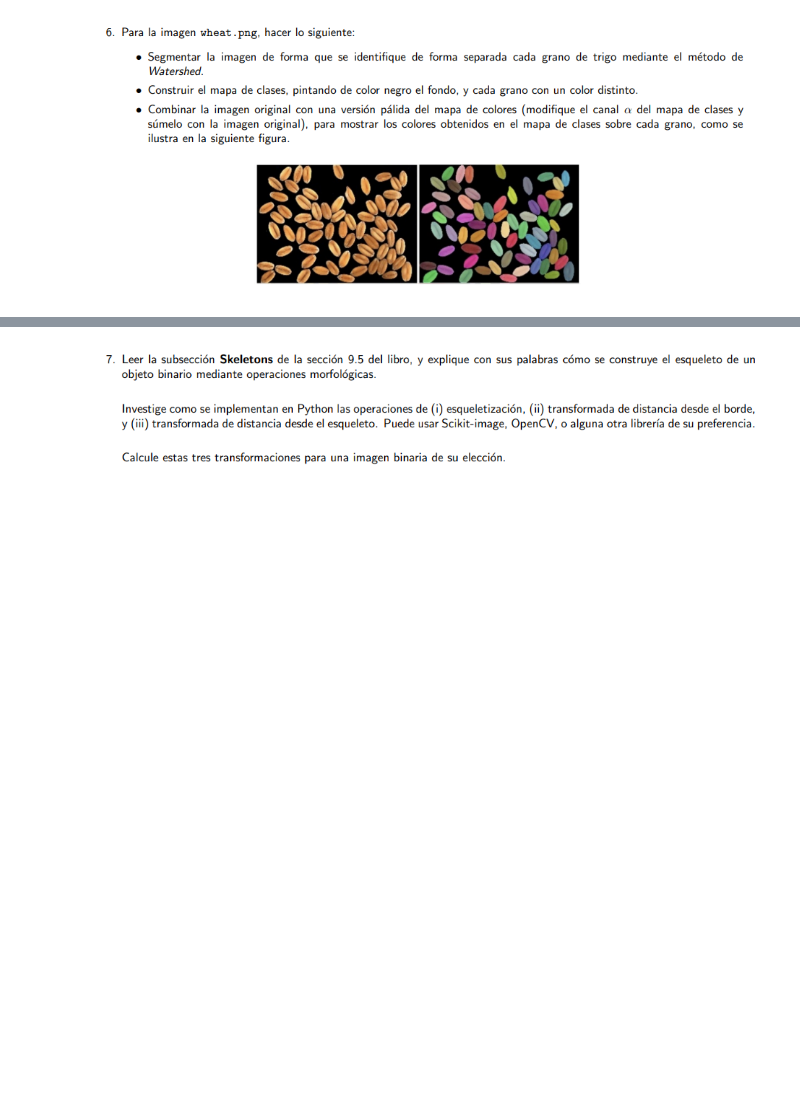
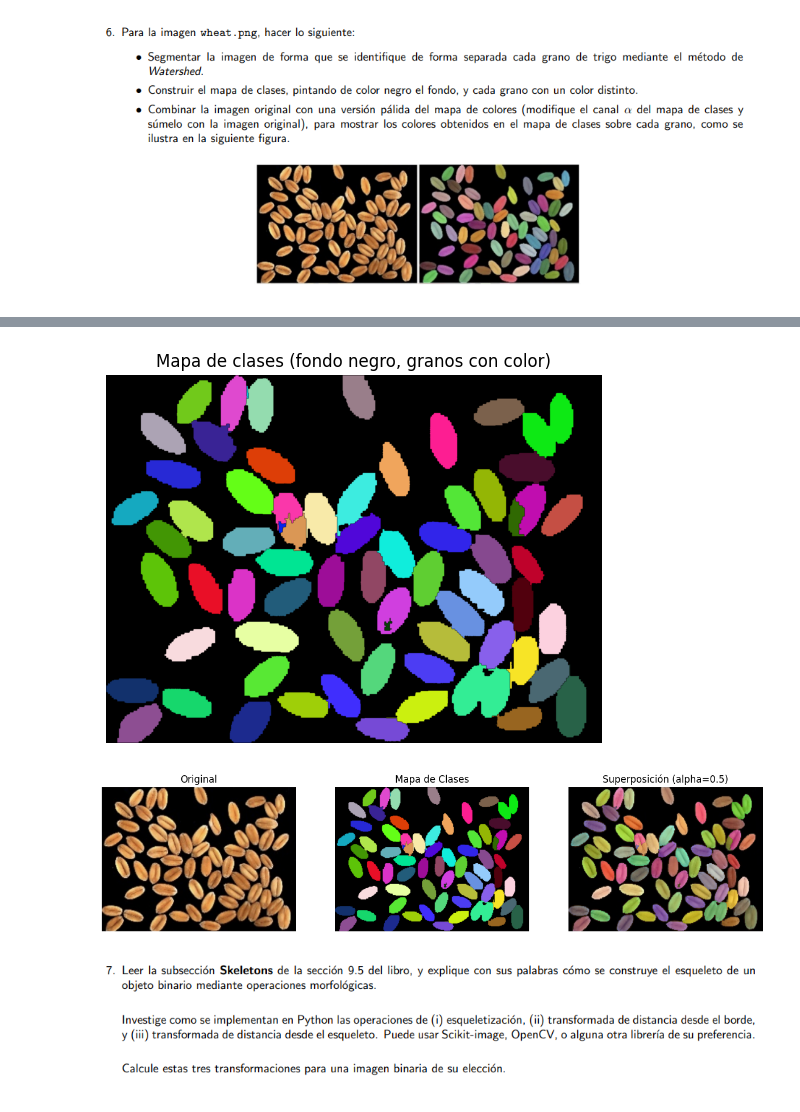
Before and after one commit to MarioGuerra21008/Lab2VC, a Jupyter notebook: main.ipynb, the cells around one changed output, grey strips where cells are left out. Saved outputs shown, nothing was run; the diff lists cells and outputs as text; code cells hidden in the pictures; blank space fills up the shorter version.

Commit message:
feat: watershed with dilatation and erotion

```diff
--- a/main.ipynb
+++ b/main.ipynb
@@ -126,3 +178,67 @@ El conteo de células tras la segmentación morfológica es: 125
+# %%
+num_markers, markers = cv2.connectedComponents(sure_fg)
+markers = markers + 1
+
+markers[unknown == 255] = 0
+
+# Aplicamos Watershed
+markers = cv2.watershed(img_bgr, markers)
+
+unique_labels = np.unique(markers)
+unique_labels = unique_labels[unique_labels != -1]
+
+label_to_color = {}
+for label in unique_labels:
+    if label == 1:
+        label_to_color[label] = (0, 0, 0)
+    else:
+        # Color aleatorio
+        color = np.random.randint(0, 256, size=3)
+        label_to_color[label] = (int(color[0]), int(color[1]), int(color[2]))
+
+# Construimos la imagen de salida
+class_map = np.zeros_like(img_rgb)
+rows, cols = markers.shape
+for r in range(rows):
+    for c in range(cols):
+        m = markers[r, c]
+        if m == -1:
+            class_map[r, c] = (0, 0, 0)
+        else:
+            class_map[r, c] = label_to_color[m]
+
+plt.imshow(class_map)
+plt.title("Mapa de clases (fondo negro, granos con color)")
+plt.axis('off')
+plt.show()
+
+
+alpha = 0.5
+beta = 1.0 - alpha
+
+class_map_bgr = cv2.cvtColor(class_map, cv2.COLOR_RGB2BGR)
+blended_bgr = cv2.addWeighted(img_bgr, beta, class_map_bgr, alpha, 0)
+blended_rgb = cv2.cvtColor(blended_bgr, cv2.COLOR_BGR2RGB)
+
+plt.figure(figsize=(15,5))
+plt.subplot(1,3,1)
+plt.imshow(img_rgb)
+plt.title("Original")
+plt.axis('off')
+
+plt.subplot(1,3,2)
+plt.imshow(class_map)
+plt.title("Mapa de Clases")
+plt.axis('off')
+
+plt.subplot(1,3,3)
+plt.imshow(blended_rgb)
+plt.title("Superposición (alpha={})".format(alpha))
+plt.axis('off')
+plt.show()
+# %% [output]
+[figure, added]
+[figure, added]
 # %% [markdown]
 ![image.png](attachment:image.png)
 # %%
```
Also changed, not shown: parts of 3 cells of this notebook.
